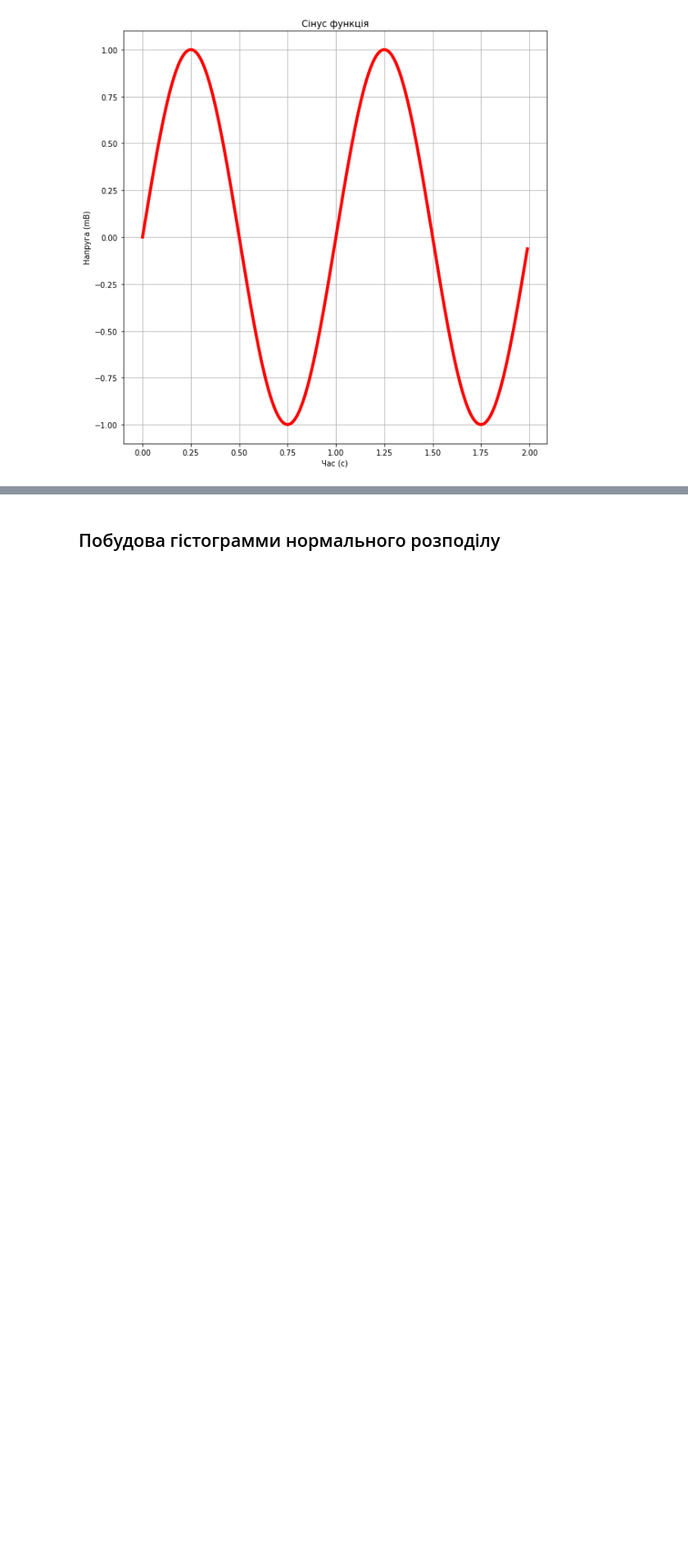
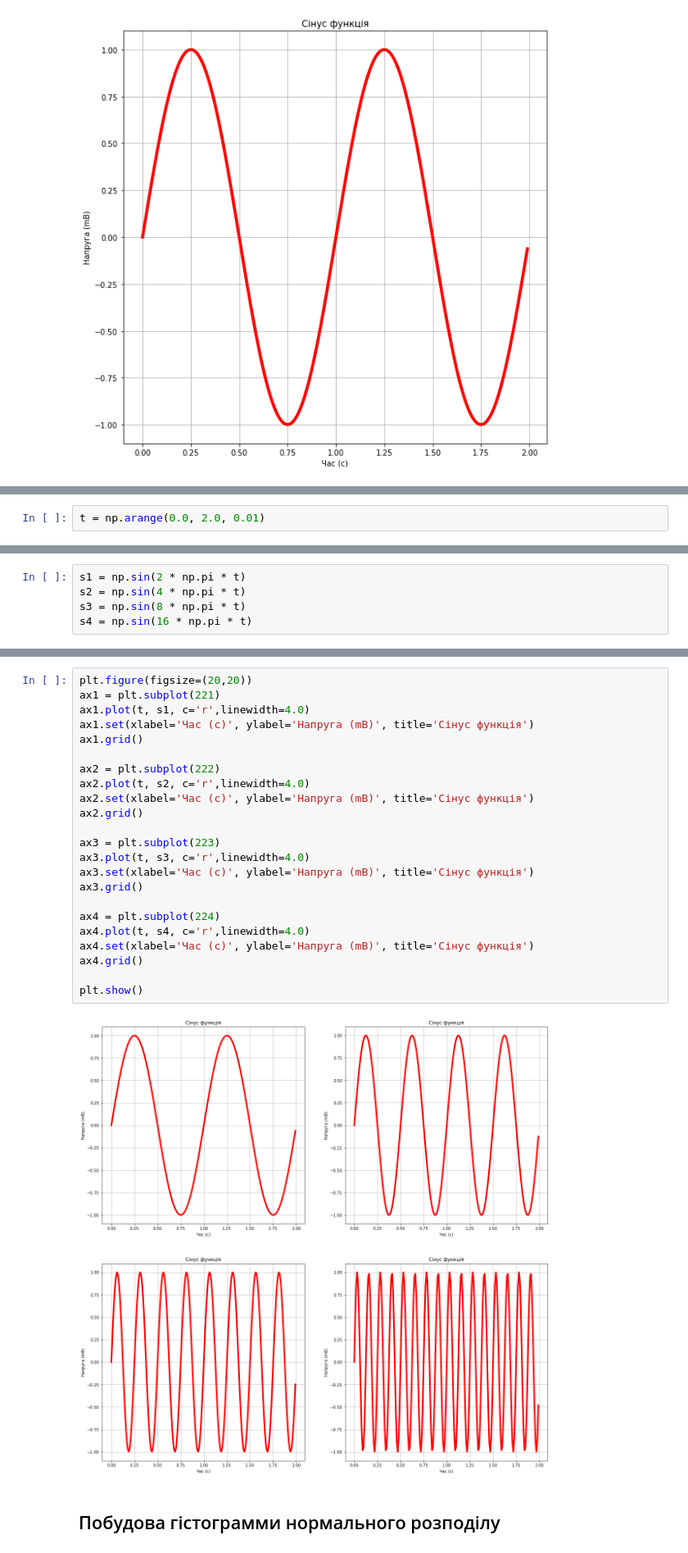
Before and after one commit to lavolpenoire/DIP, a Jupyter notebook: Intro_to_Matplotlib.ipynb, the cells around one changed output, grey strips where cells are left out. Shown at 82% size. Cells and saved outputs as stored; diff of their text form; blank space fills up the shorter version.

Commit message:
Subplot added

```diff
--- a/Intro_to_Matplotlib.ipynb
+++ b/Intro_to_Matplotlib.ipynb
@@ -74,0 +88,2 @@ plt.show()
+# %%
+t = np.arange(0.0, 2.0, 0.01)
@@ -74,0 +92,5 @@ plt.show()
+# %%
+s1 = np.sin(2 * np.pi * t)
+s2 = np.sin(4 * np.pi * t)
+s3 = np.sin(8 * np.pi * t)
+s4 = np.sin(16 * np.pi * t)
@@ -75,3 +99,28 @@ plt.show()
+# %%
+plt.figure(figsize=(20,20))
+ax1 = plt.subplot(221)
+ax1.plot(t, s1, c='r',linewidth=4.0)
+ax1.set(xlabel='Час (с)', ylabel='Напруга (mВ)', title='Сінус функція')
+ax1.grid()
+
+ax2 = plt.subplot(222)
+ax2.plot(t, s2, c='r',linewidth=4.0)
+ax2.set(xlabel='Час (с)', ylabel='Напруга (mВ)', title='Сінус функція')
+ax2.grid()
+
+ax3 = plt.subplot(223)
+ax3.plot(t, s3, c='r',linewidth=4.0)
+ax3.set(xlabel='Час (с)', ylabel='Напруга (mВ)', title='Сінус функція')
+ax3.grid()
+
+ax4 = plt.subplot(224)
+ax4.plot(t, s4, c='r',linewidth=4.0)
+ax4.set(xlabel='Час (с)', ylabel='Напруга (mВ)', title='Сінус функція')
+ax4.grid()
+
+plt.show()
+# %% [output]
+[figure, added]
 # %% [markdown]
 ## Побудова гістограмми нормального розподілу
 # %% [markdown]
```
Also changed, not shown: parts of 12 cells of this notebook.
